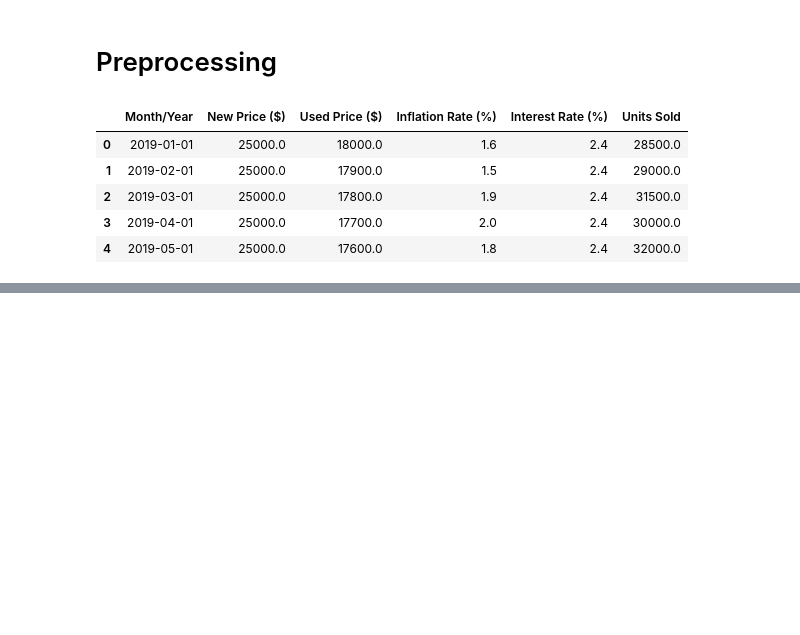
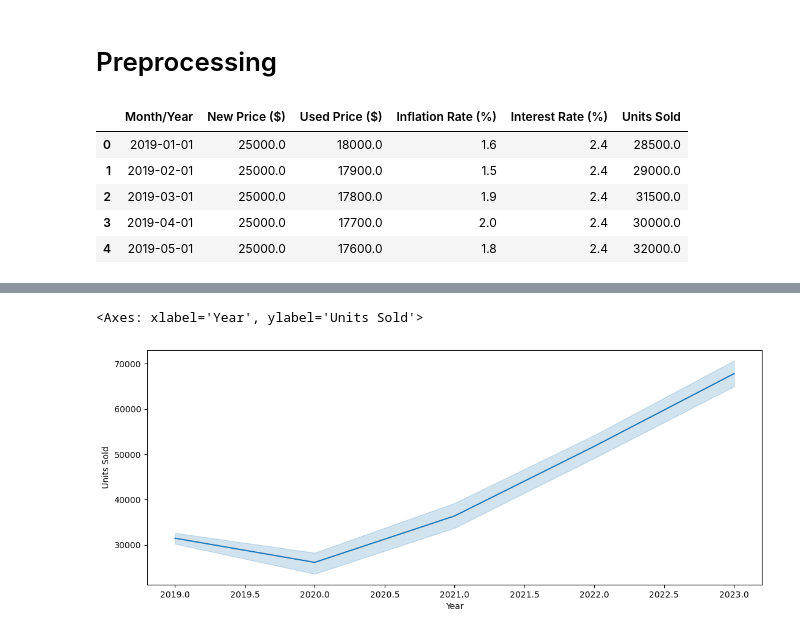
Before and after one commit to ikanhaiya/Python-for-DS-ML, a Jupyter notebook: Analysis and visulization/auto-prices-and-economic-trends-20192023/Automobile_prices.ipynb, the cells around one changed output, grey strips where cells are left out. Saved outputs shown, nothing was run; the diff lists cells and outputs as text; code cells hidden in the pictures; blank space fills up the shorter version.

```diff
--- a/Analysis and visulization/auto-prices-and-economic-trends-20192023/Automobile_prices.ipynb
+++ b/Analysis and visulization/auto-prices-and-economic-trends-20192023/Automobile_prices.ipynb
@@ -65,0 +164,6 @@ data.head()
+# %%
+plt.figure(figsize=(13,5))
+sns.lineplot(x=data['Year'], y=data['Units Sold'])
+# %% [output]
+<Axes: xlabel='Year', ylabel='Units Sold'>
+[figure, added]
```
Also changed, not shown: parts of 26 cells of this notebook, 1 other file.
